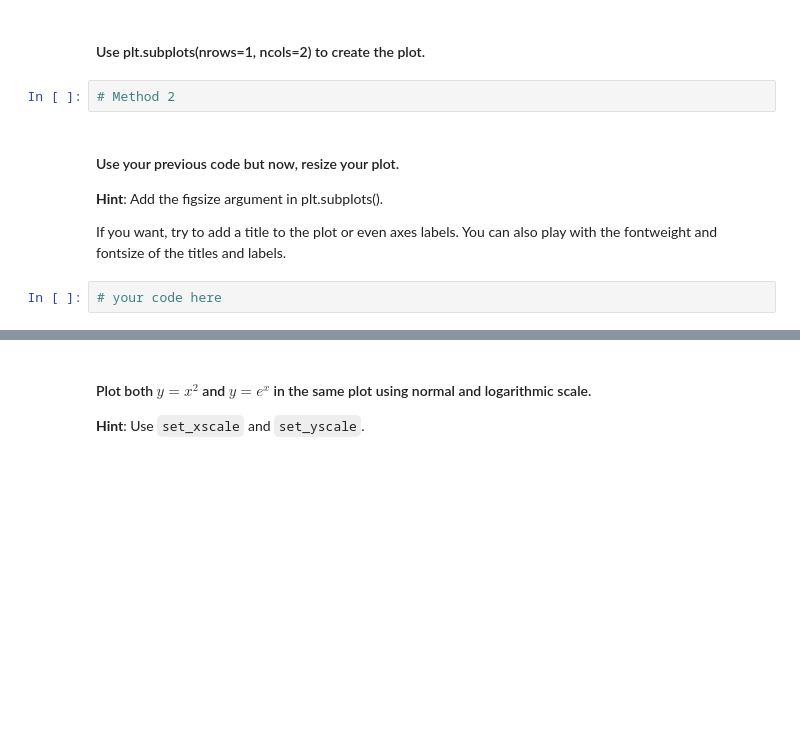
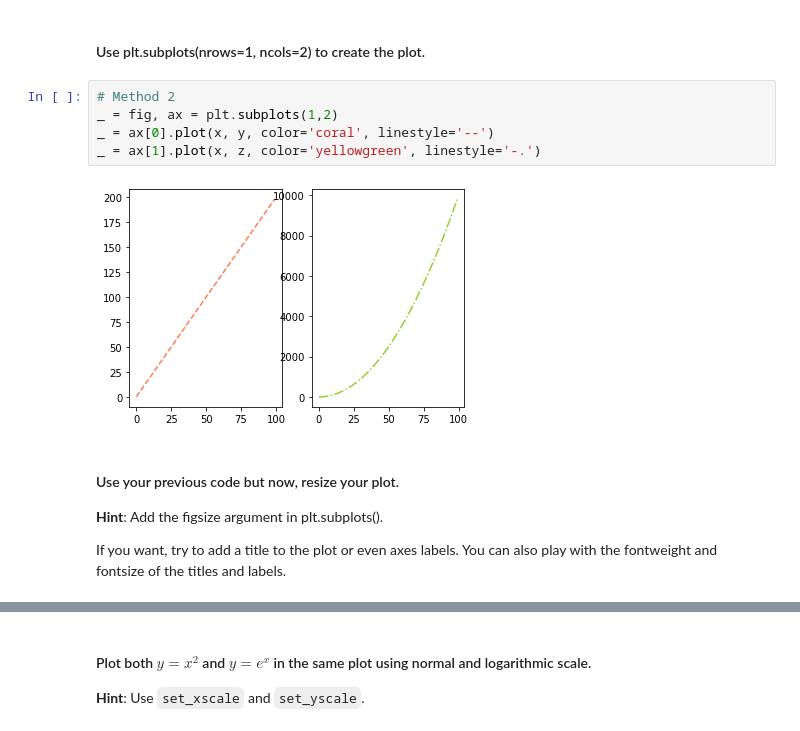
Before and after one commit to ta-datapt-bcn/lab-matplotlib-seaborn, a Jupyter notebook: your-code/main.ipynb, the cells around one changed output, grey strips where cells are left out. Cells and saved outputs as stored; diff of their text form; blank space fills up the shorter version.

```diff
--- a/your-code/main.ipynb
+++ b/your-code/main.ipynb
@@ -28,11 +32,14 @@ Also, play around with the linewidth and style. Use the ones you're most happy w
 # %% [markdown]
 #### Use plt.subplots(nrows=1, ncols=2) to create the plot.
-# %%
-# Method 2
+# %%
+# Method 2
+_ = fig, ax = plt.subplots(1,2)
+_ = ax[0].plot(x, y, color='coral', linestyle='--')
+_ = ax[1].plot(x, z, color='yellowgreen', linestyle='-.')
+# %% [output]
+[figure, added]
 # %% [markdown]
 #### Use your previous code but now, resize your plot.
 **Hint**: Add the figsize argument in plt.subplots().
 
 If you want, try to add a title to the plot or even axes labels. You can also play with the fontweight and fontsize of the titles and labels.
-# %%
-# your code here
```
Also changed, not shown: parts of 53 cells of this notebook, 2 other files.
